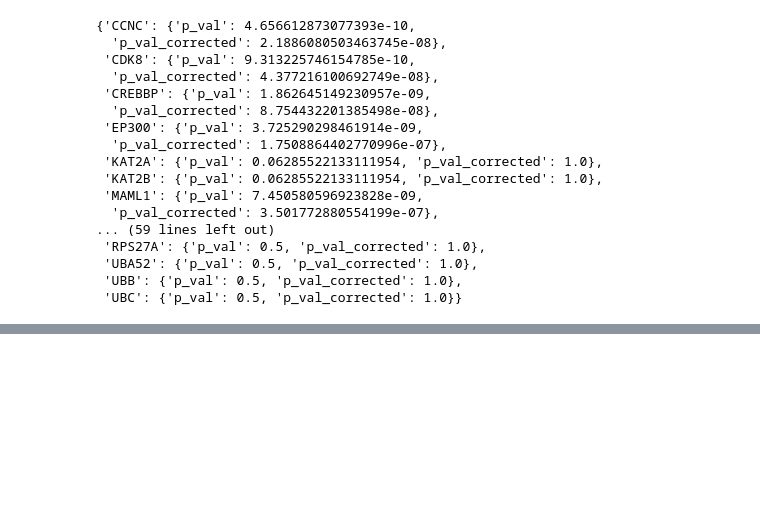
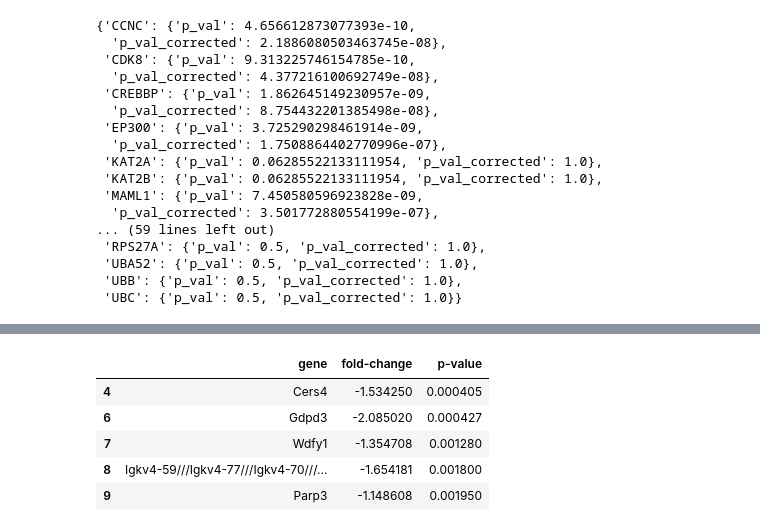
Before and after one commit to sophiakrix/MechanismEnrichmentLab, a Jupyter notebook: NetworksBiology.ipynb, the cells around one changed output, grey strips where cells are left out. Drawn from its saved outputs; the diff is of its cells as text; code cells hidden in the pictures; blank space fills up the shorter version.

```diff
--- a/NetworksBiology.ipynb
+++ b/NetworksBiology.ipynb
@@ -377,0 +422,9 @@ create_concordant_df(G, "/Users/sophiakrix/Desktop/Concordance_test.csv")
+# %%
+df_dgxp.head()
+# %% [output]
+|  | gene | fold-change | p-value |
+| 4 | Cers4 | -1.534250 | 0.000405 |
+| 6 | Gdpd3 | -2.085020 | 0.000427 |
+| 7 | Wdfy1 | -1.354708 | 0.001280 |
+| 8 | Igkv4-59///Igkv4-77///Igkv4-70///... | -1.654181 | 0.001800 |
+| 9 | Parp3 | -1.148608 | 0.001950 |
```
Also changed, not shown: parts of 18 cells of this notebook, 5 other files.
